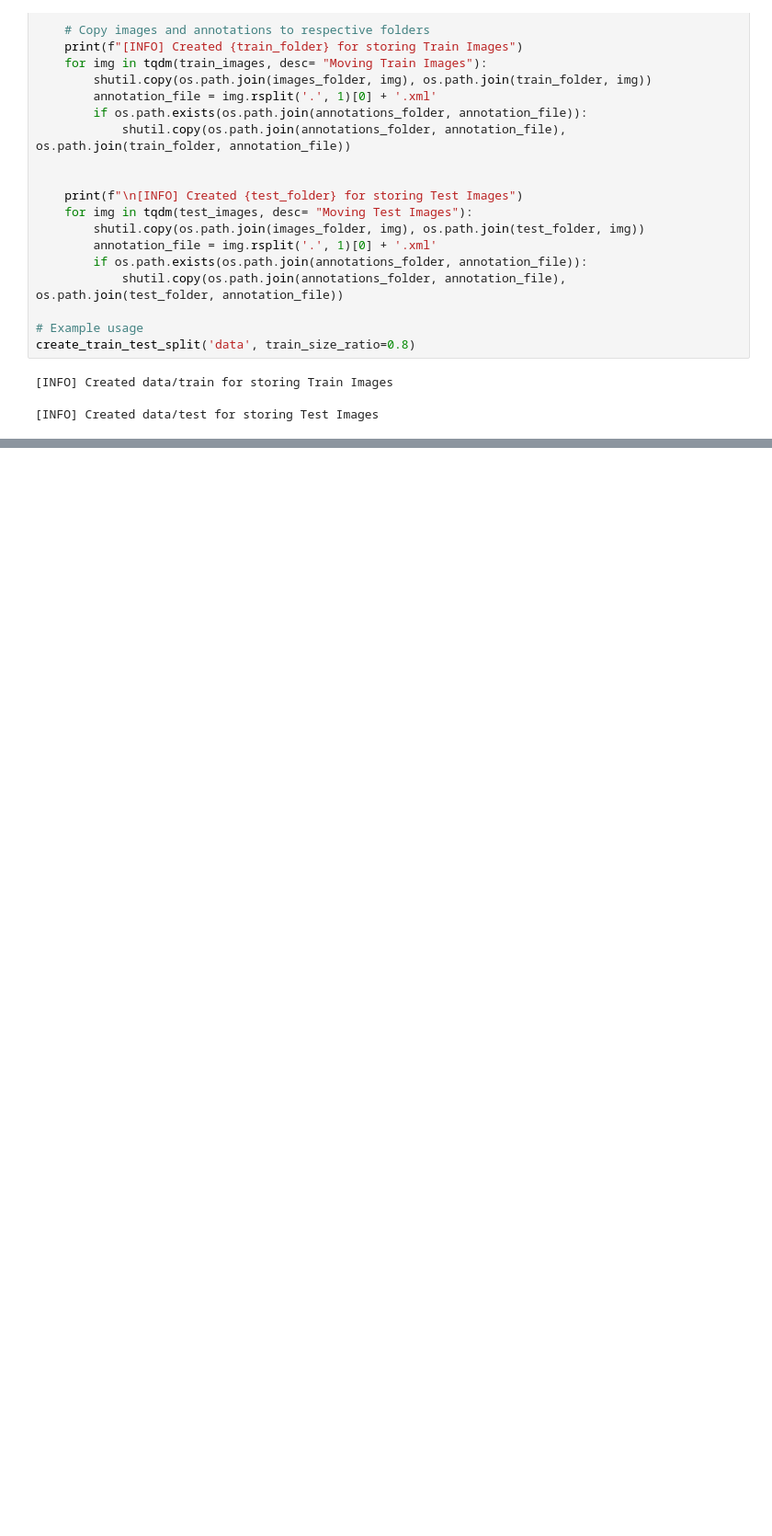
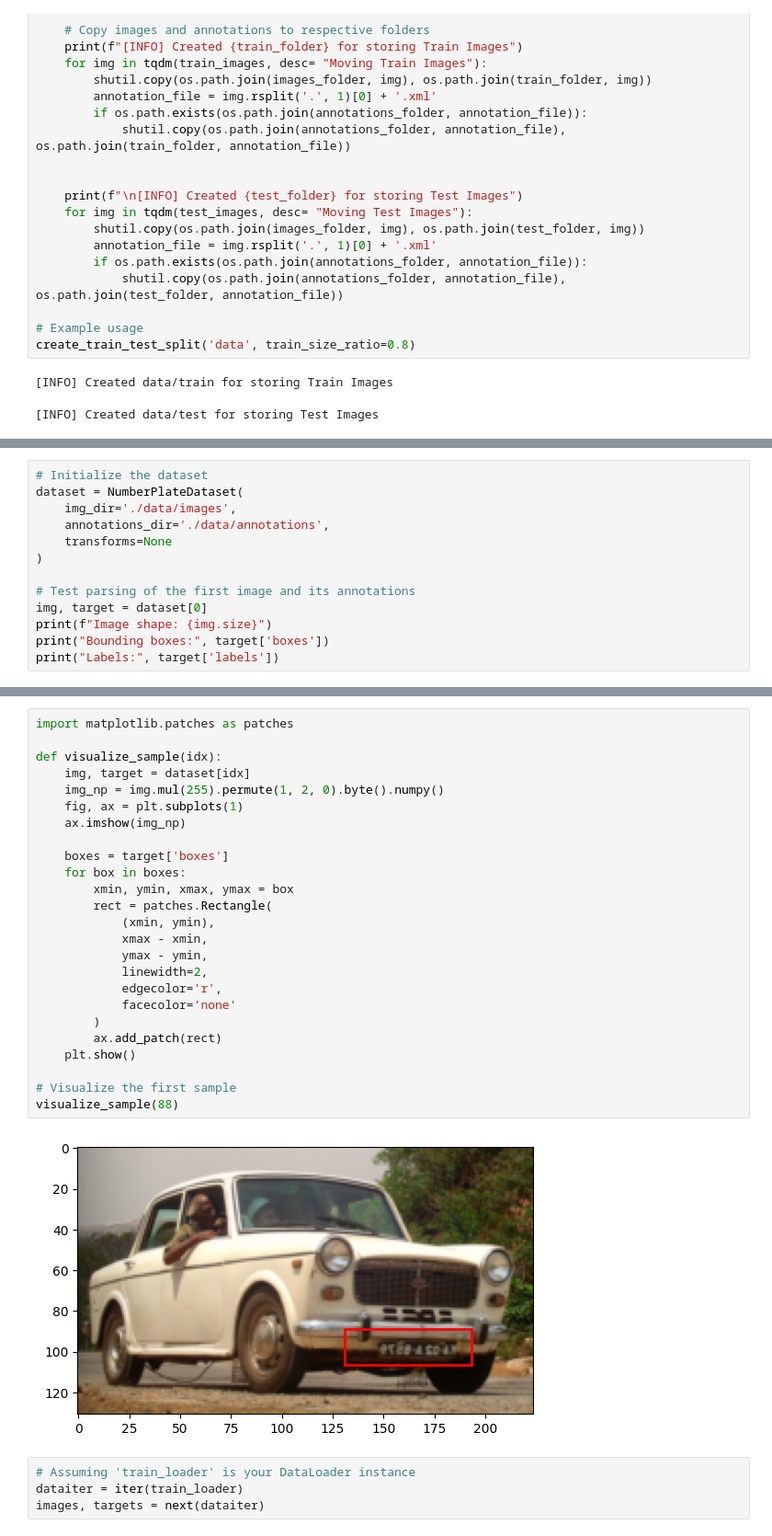
Before and after one commit to Abhimanyu9539/ANPR, a Jupyter notebook: Notebooks/ANPR_2.ipynb, the cells around one changed output, grey strips where cells are left out. Shown at 92% size. Cells and saved outputs as stored; diff of their text form; blank space fills up the shorter version.

```diff
--- a/Notebooks/ANPR_2.ipynb
+++ b/Notebooks/ANPR_2.ipynb
@@ -186,0 +306,13 @@ create_train_test_split('data', train_size_ratio=0.8)
+# %%
+# Initialize the dataset
+dataset = NumberPlateDataset(
+    img_dir='./data/images',
+    annotations_dir='./data/annotations',
+    transforms=None
+)
+
+# Test parsing of the first image and its annotations
+img, target = dataset[0]
+print(f"Image shape: {img.size}")
+print("Bounding boxes:", target['boxes'])
+print("Labels:", target['labels'])
@@ -186,0 +435,31 @@ create_train_test_split('data', train_size_ratio=0.8)
+# %%
+import matplotlib.patches as patches
+
+def visualize_sample(idx):
+    img, target = dataset[idx]
+    img_np = img.mul(255).permute(1, 2, 0).byte().numpy()
+    fig, ax = plt.subplots(1)
+    ax.imshow(img_np)
+
+    boxes = target['boxes']
+    for box in boxes:
+        xmin, ymin, xmax, ymax = box
+        rect = patches.Rectangle(
+            (xmin, ymin),
+            xmax - xmin,
+            ymax - ymin,
+            linewidth=2,
+            edgecolor='r',
+            facecolor='none'
+        )
+        ax.add_patch(rect)
+    plt.show()
+
+# Visualize the first sample
+visualize_sample(88)
+# %% [output]
+[figure, added]
+# %%
+# Assuming 'train_loader' is your DataLoader instance
+dataiter = iter(train_loader)
+images, targets = next(dataiter)
```
Also changed, not shown: parts of 26 cells of this notebook.
